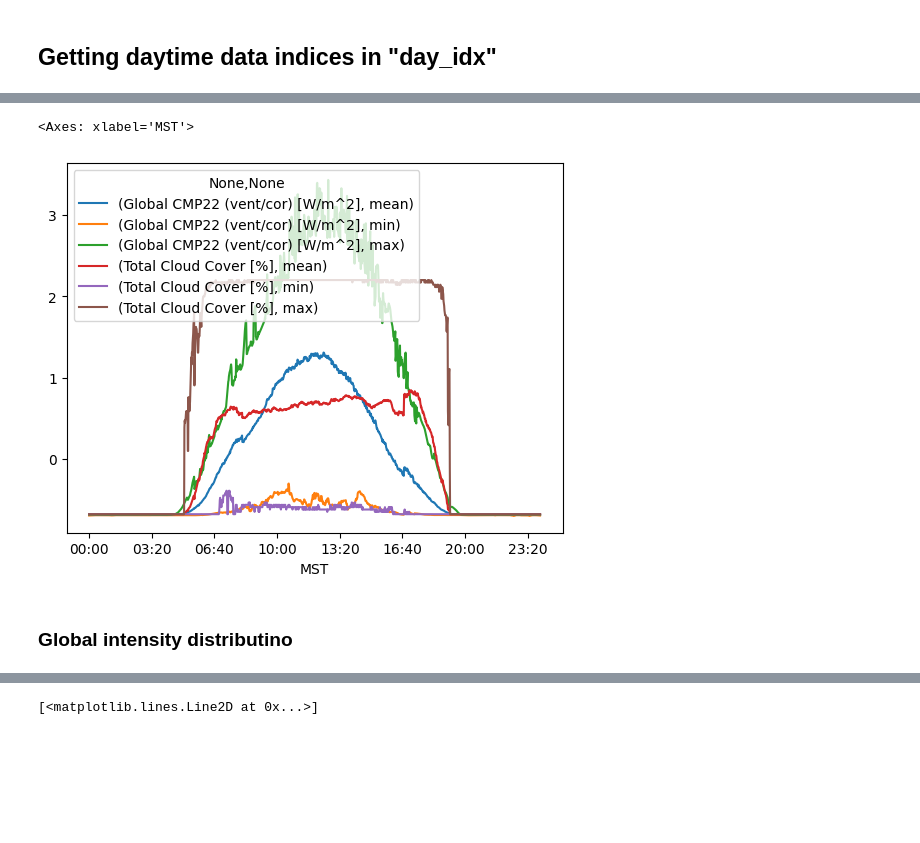
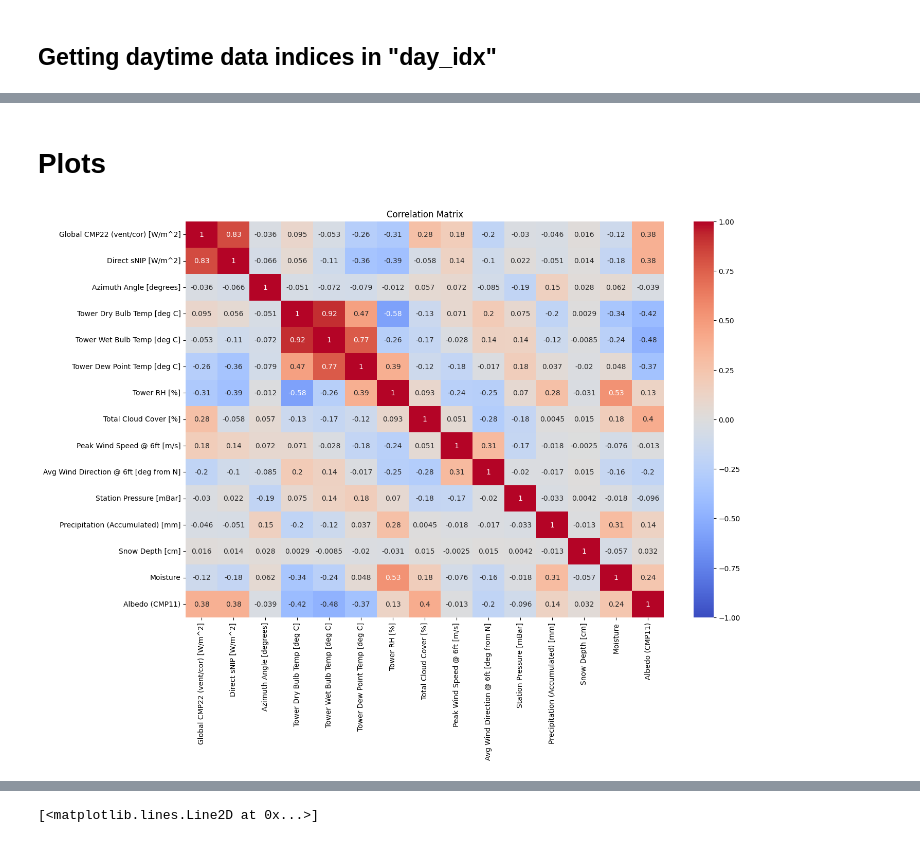
Before and after one commit to lordaarush/Cloud-Cover-Detection, a Jupyter notebook: clouds-movement-prediction.ipynb, the cells around one changed output, grey strips where cells are left out. Drawn from its saved outputs; the diff is of its cells as text; code cells hidden in the pictures; blank space fills up the shorter version.

```diff
--- a/clouds-movement-prediction.ipynb
+++ b/clouds-movement-prediction.ipynb
@@ -564,7 +538,9 @@ df_withoutNA[df_withoutNA['MST'] == '16:00']['Total Cloud Cover [%]'].plot()
-# %%
-(df_scaled_joined.loc[day_idx,['MST','Global CMP22 (vent/cor) [W/m^2]','Total Cloud Cover [%]']][0:]).groupby('MST').agg(['mean','min','max']).plot()
-# %% [output]
-<Axes: xlabel='MST'>
-[figure, removed]
-# %% [markdown]
-### Global intensity distributino
+# %% [markdown]
+# Plots
+# %%
+plt.figure(figsize=(15, 10))
+sns.heatmap(df_scaled.loc[day_idx].corr(), annot=True, cmap='coolwarm', vmin=-1, vmax=1)
+plt.title('Correlation Matrix')
+plt.show()
+# %% [output]
+[figure, added]
```
Also changed, not shown: parts of 131 cells of this notebook.
